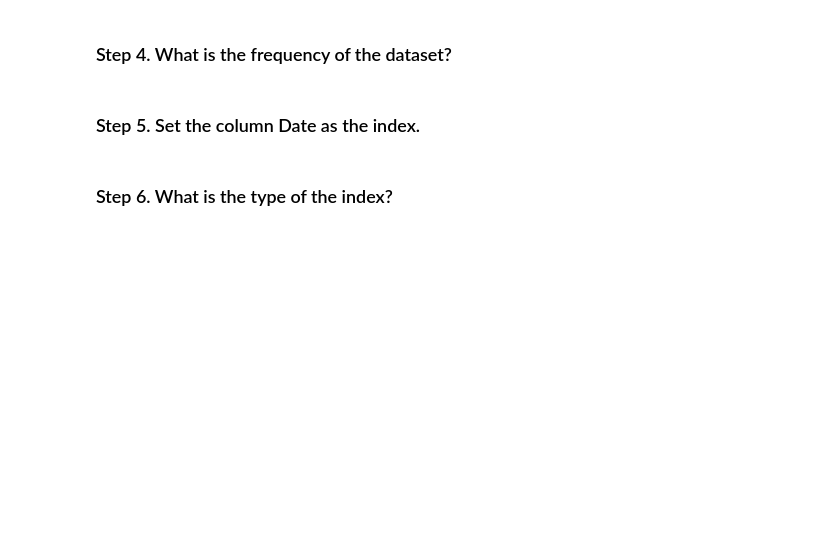
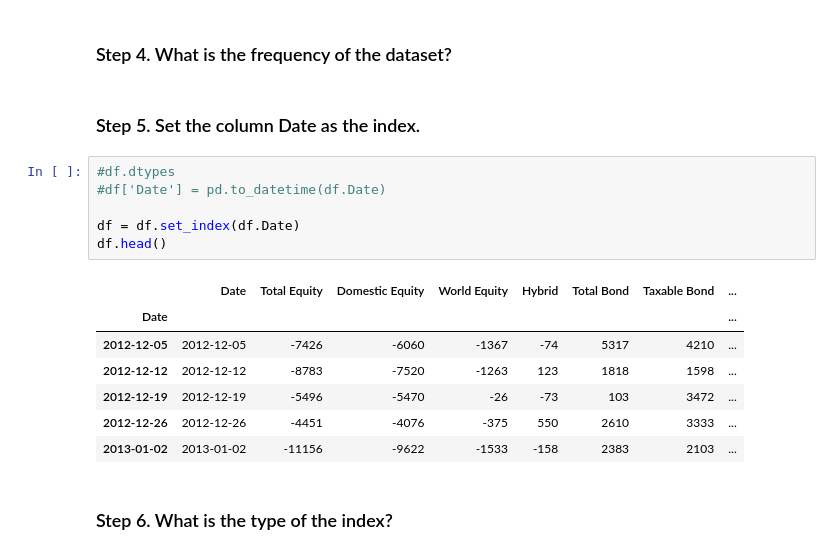
Before and after one commit to 03dipak/practise-pandas-ml, a Jupyter notebook: 09_Time_Series/Investor_Flow_of_Funds_US/Exercises.ipynb, the cells around one changed output. Saved outputs shown, nothing was run; the diff lists cells and outputs as text; blank space fills up the shorter version.

```diff
--- a/09_Time_Series/Investor_Flow_of_Funds_US/Exercises.ipynb
+++ b/09_Time_Series/Investor_Flow_of_Funds_US/Exercises.ipynb
@@ -16,5 +29,19 @@ Special thanks to: https://github.com/rgrp for sharing the dataset.
 ### Step 4.  What is the frequency of the dataset?
 # %% [markdown]
 ### Step 5. Set the column Date as the index.
+# %%
+#df.dtypes
+#df['Date'] = pd.to_datetime(df.Date)
+
+df = df.set_index(df.Date)
+df.head()
+# %% [output]
+|  | Date | Total Equity | Domestic Equity | World Equity | Hybrid | Total Bond | Taxable Bond | ... |
+| Date |  |  |  |  |  |  |  | ... |
+| 2012-12-05 | 2012-12-05 | -7426 | -6060 | -1367 | -74 | 5317 | 4210 | ... |
+| 2012-12-12 | 2012-12-12 | -8783 | -7520 | -1263 | 123 | 1818 | 1598 | ... |
+| 2012-12-19 | 2012-12-19 | -5496 | -5470 | -26 | -73 | 103 | 3472 | ... |
+| 2012-12-26 | 2012-12-26 | -4451 | -4076 | -375 | 550 | 2610 | 3333 | ... |
+| 2013-01-02 | 2013-01-02 | -11156 | -9622 | -1533 | -158 | 2383 | 2103 | ... |
 # %% [markdown]
 ### Step 6. What is the type of the index?
```
Also changed, not shown: parts of 7 cells of this notebook.
